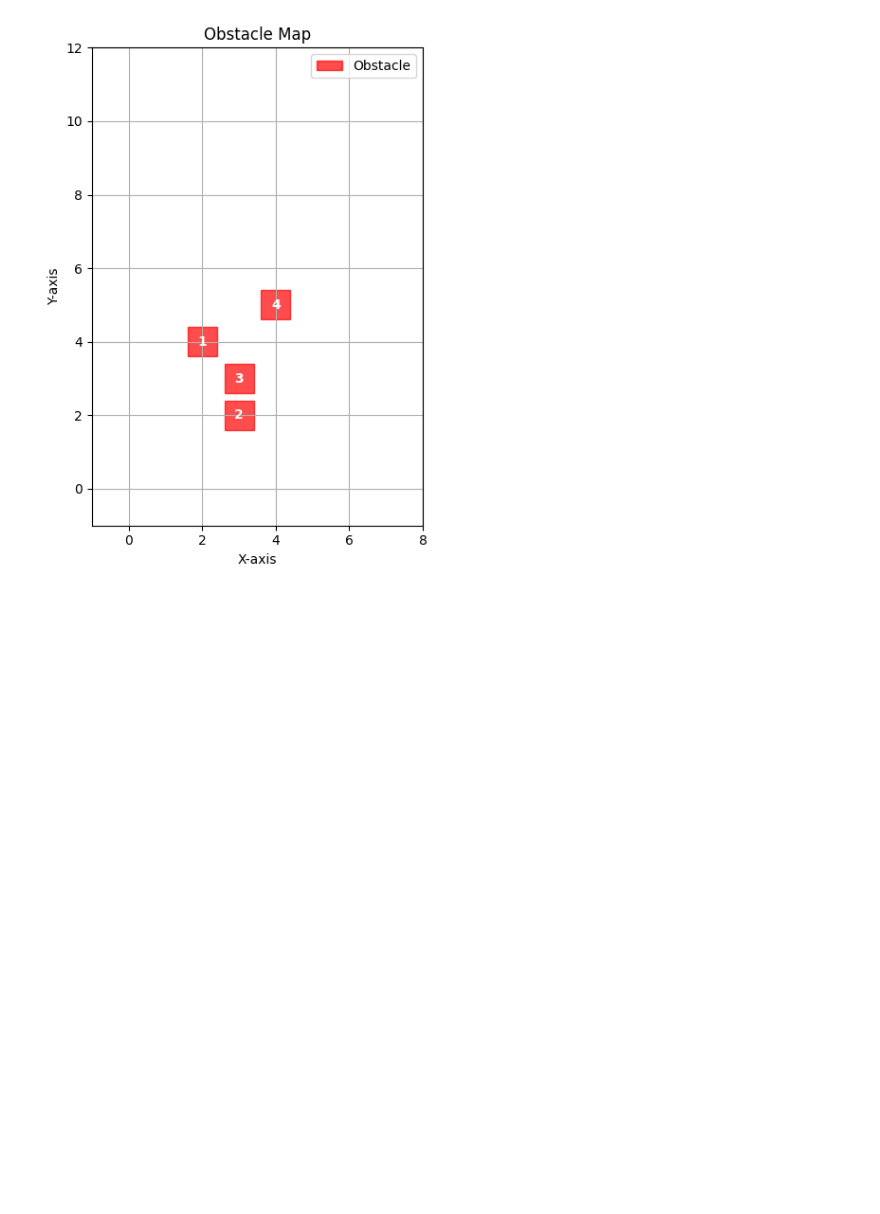
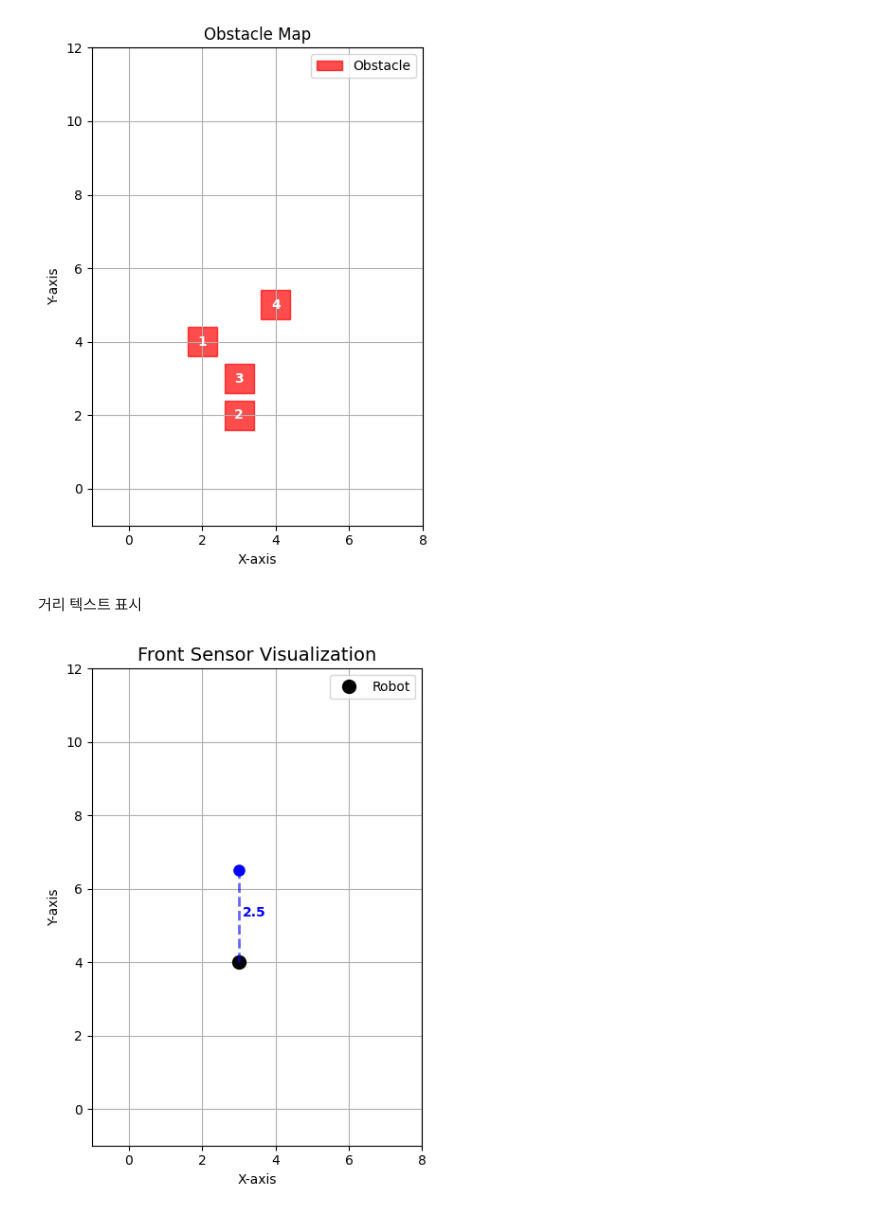
Before and after one commit to don1504/don, a Jupyter notebook: 0704_python_기본_플룻.ipynb, the cells around one changed output. Drawn from its saved outputs; the diff is of its cells as text; code cells hidden in the pictures; blank space fills up the shorter version.

```diff
--- a/0704_python_기본_플룻.ipynb
+++ b/0704_python_기본_플룻.ipynb
@@ -120,3 +120,53 @@ Obstacle 2: position=(3, 2)
 Obstacle 3: position=(3, 3)
 Obstacle 4: position=(4, 5)
 [figure]
+# %% [markdown]
+거리 텍스트 표시
+# %%
+import matplotlib.pyplot as plt
+
+def draw_front_sensor(ax, x, y, sensors):
+    sensor_length = 3
+    front_reach = min(sensors['front'], sensor_length)
+
+    # 센서 거리 텍스트 표시
+    ax.text(x + 0.1, y + front_reach / 2,
+            f'{sensors["front"]:.1f}', color='blue', fontweight='bold')
+
+    # 센서 선 그리기 (점선)
+    ax.plot([x, x], [y, y + front_reach], 'b--', linewidth=2, alpha=0.6)
+
+    # 센서 끝점에 파란 원
+    ax.plot(x, y + front_reach, 'bo', markersize=8)
+
+if __name__ == "__main__":
+    # 예시 센서 값
+    sensors = {
+        "front": 2.5
+    }
+
+    # 시작 위치
+    x, y = 3, 4
+
+    # 캔버스 설정
+    fig, ax = plt.subplots(figsize=(8, 6))
+    ax.set_xlim(-1, 8)
+    ax.set_ylim(-1, 12)
+    ax.set_aspect('equal')
+    ax.grid(True)
+    ax.set_title("Front Sensor Visualization", fontsize=14)
+    ax.set_xlabel("X-axis")
+    ax.set_ylabel("Y-axis")
+
+    # 로봇 위치 표시 (예시로 동그라미)
+    ax.plot(x, y, 'ko', markersize=10, label="Robot")
+    ax.legend()
+
+    # 센서 시각화
+    draw_front_sensor(ax, x, y, sensors)
+
+    # 출력
+    plt.tight_layout()
+    plt.show()
+# %% [output]
+[figure, added]
```
